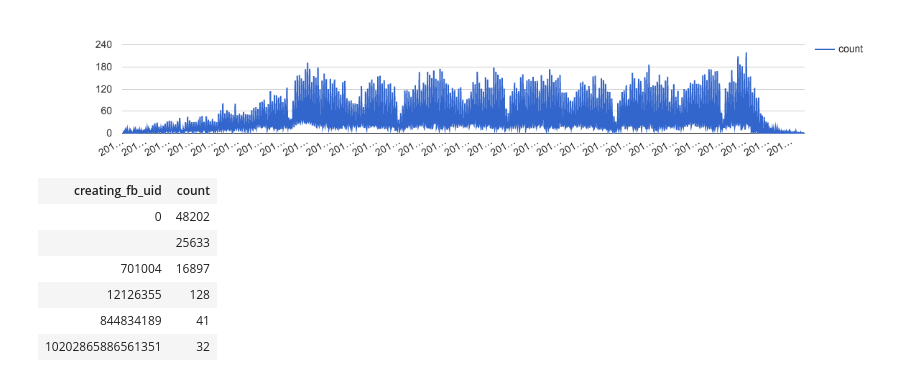
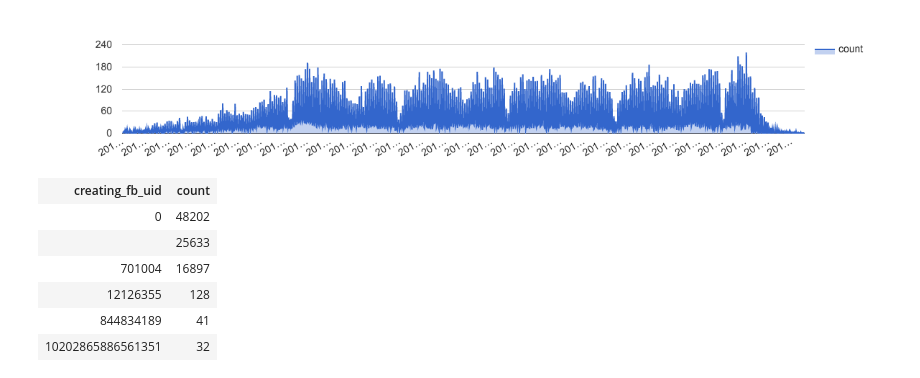
Before and after one commit to mikelambert/DanceDeets, a Jupyter notebook: Untitled Notebook.ipynb, the cells around one changed output. Drawn from its saved outputs; the diff is of its cells as text; code cells hidden in the pictures.

```diff
--- a/Untitled Notebook.ipynb
+++ b/Untitled Notebook.ipynb
@@ -6,13 +8,9 @@ SELECT DATE(start_time) as date, COUNT(*) as count FROM [dancedeets-hrd:dance_ev
 # %%
-%%chart line --fields date,count --data timeseries
-vAxis:
-  baseline: 0
-hAxis:
-  gridlines: 10
-  ticks: ['2010-01-01','2013-01-01','2016-01-01']
+%%chart area --fields date,count --data timeseries
+hAxis.ticks: ['2010-01-01','2013-01-01','2016-01-01']
 # %% [output]
 [interactive output not drawn]
-[figure, old version]
+[figure, new version]
 # %%
 %%bigquery execute
 // Top Event Submittors
```
Also changed, not shown: parts of 1 cell of this notebook.
